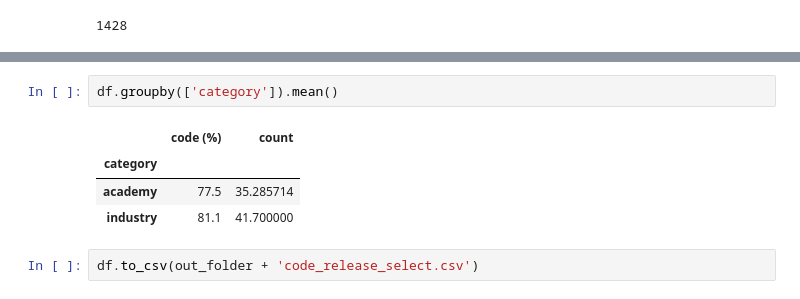
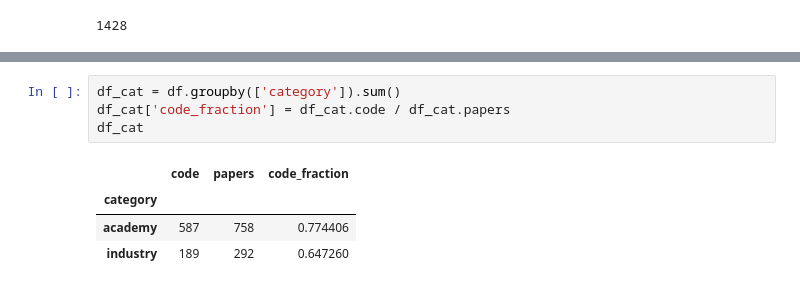
Before and after one commit to bencottier/ai-conference-analysis, a Jupyter notebook: affiliations_direct.ipynb, the cells around one changed output, grey strips where cells are left out. Saved outputs shown, nothing was run; the diff lists cells and outputs as text.

```diff
--- a/affiliations_direct.ipynb
+++ b/affiliations_direct.ipynb
@@ -358,12 +328,12 @@ count       36.973684
 dtype: float64
-# %%
-df.groupby(['category']).mean()
-# %% [output]
-|  | code (%) | count |
-| category |  |  |
-| academy | 77.5 | 35.285714 |
-| industry | 81.1 | 41.700000 |
-# %%
-df.to_csv(out_folder + 'code_release_select.csv')
+# %%
+df_cat = df.groupby(['category']).sum()
+df_cat['code_fraction'] = df_cat.code / df_cat.papers
+df_cat
+# %% [output]
+|  | code | papers | code_fraction |
+| category |  |  |  |
+| academy | 587 | 758 | 0.774406 |
+| industry | 189 | 292 | 0.647260 |
 # %%
 plt.rcdefaults()
```
Also changed, not shown: parts of 14 cells of this notebook.
